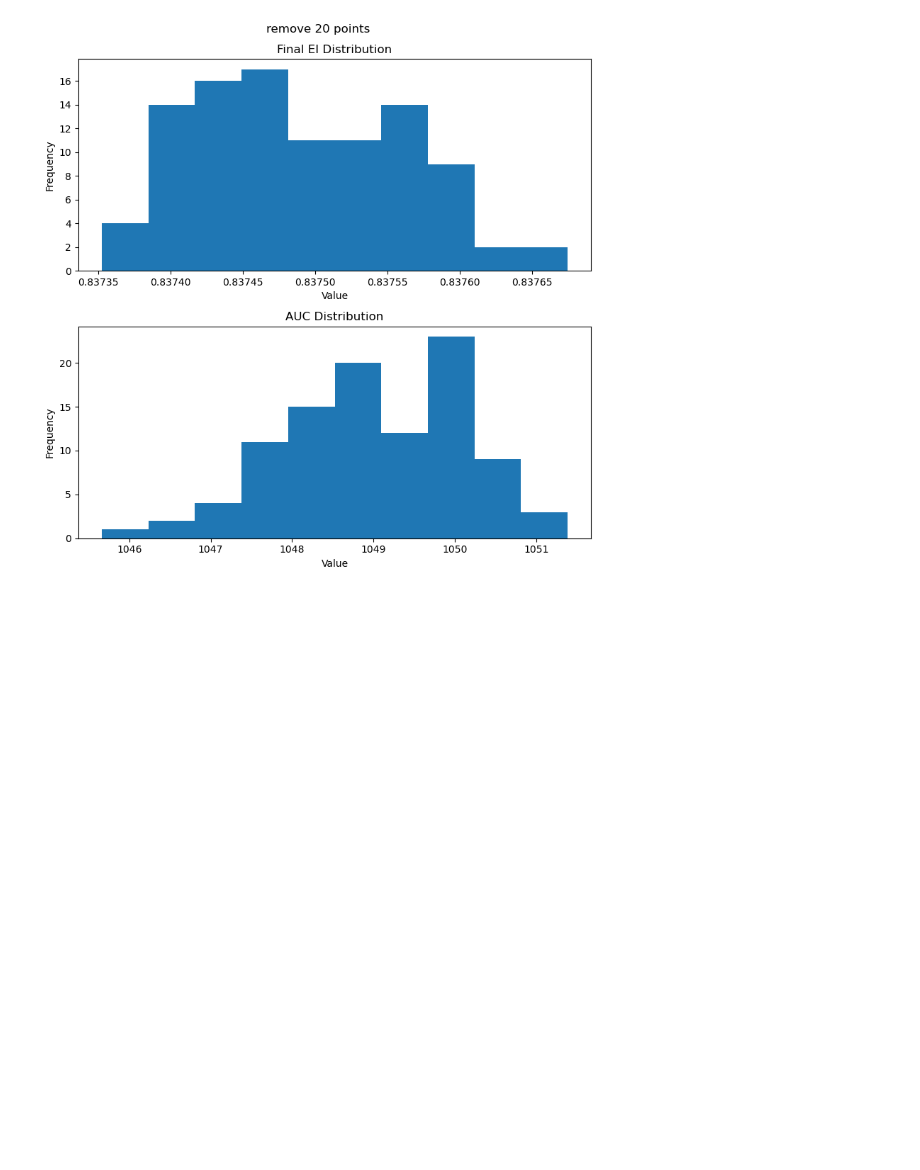
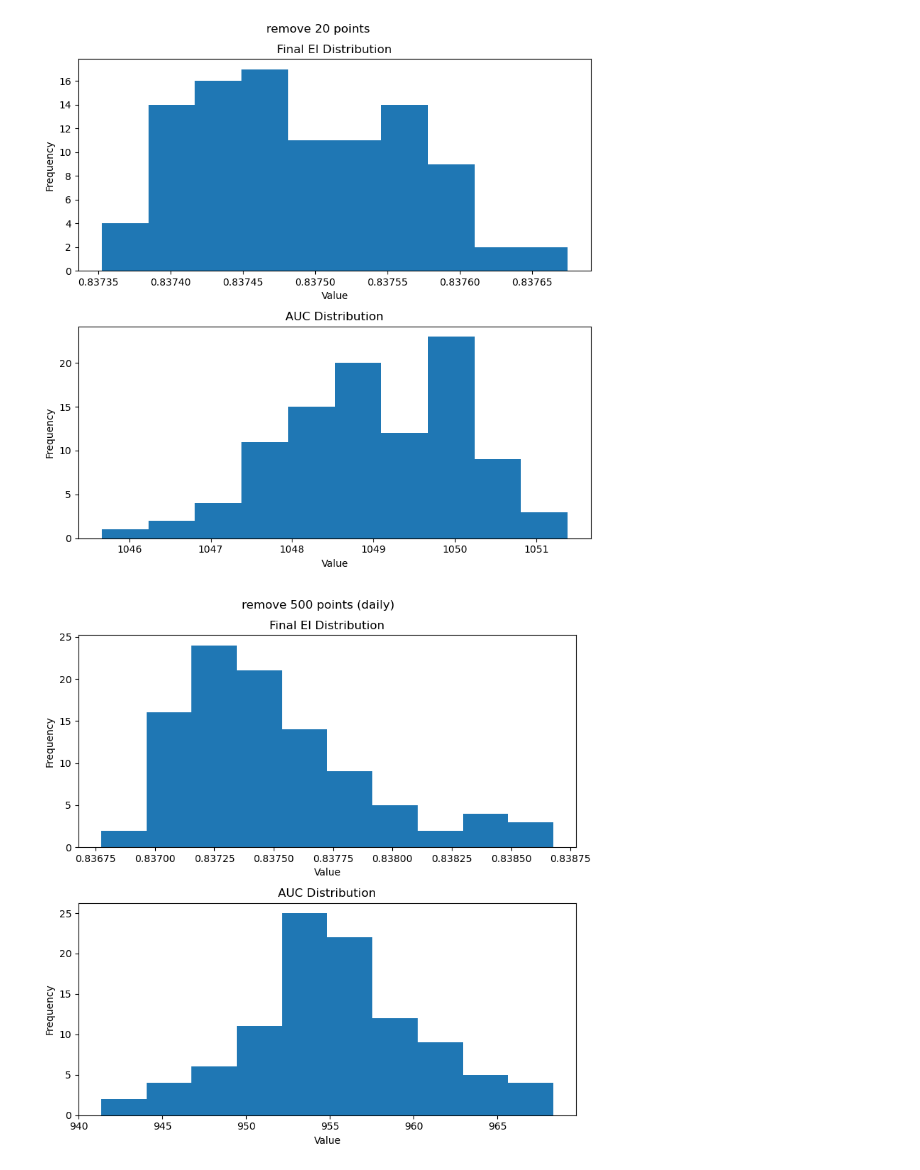
Before and after one commit to maoqing-wang/sauma-group, a Jupyter notebook: task6.ipynb, the cells around one changed output. Cells and saved outputs as stored; diff of their text form; code cells hidden in the pictures; blank space fills up the shorter version.

```diff
--- a/task6.ipynb
+++ b/task6.ipynb
@@ -423,3 +435,27 @@ plt.tight_layout()
 plt.show()
 # %% [output]
 [figure]
+# %%
+finalEIs, AUCs = sensitivity_analysis(temp, 500, 100)
+
+fig, axes = plt.subplots(2, 1, figsize=(8, 8))
+
+# ----- subplot 1: final EI -----
+clean_EIs = [float(v.iloc[0]) if isinstance(v, pd.Series) else float(v) for v in finalEIs]
+axes[0].hist(clean_EIs, bins=10)
+axes[0].set_xlabel("Value")
+axes[0].set_ylabel("Frequency")
+axes[0].set_title("Final EI Distribution")
+
+# ----- subplot 2: AUC -----
+clean_AUCs = [float(v.iloc[0]) if isinstance(v, pd.Series) else float(v) for v in AUCs]
+axes[1].hist(clean_AUCs, bins = 10)
+axes[1].set_xlabel("Value")
+axes[1].set_ylabel("Frequency")
+axes[1].set_title("AUC Distribution")
+
+plt.suptitle(f'remove 500 points (daily)')
+plt.tight_layout()
+plt.show()
+# %% [output]
+[figure, added]
```
Also changed, not shown: parts of 2 cells of this notebook.
